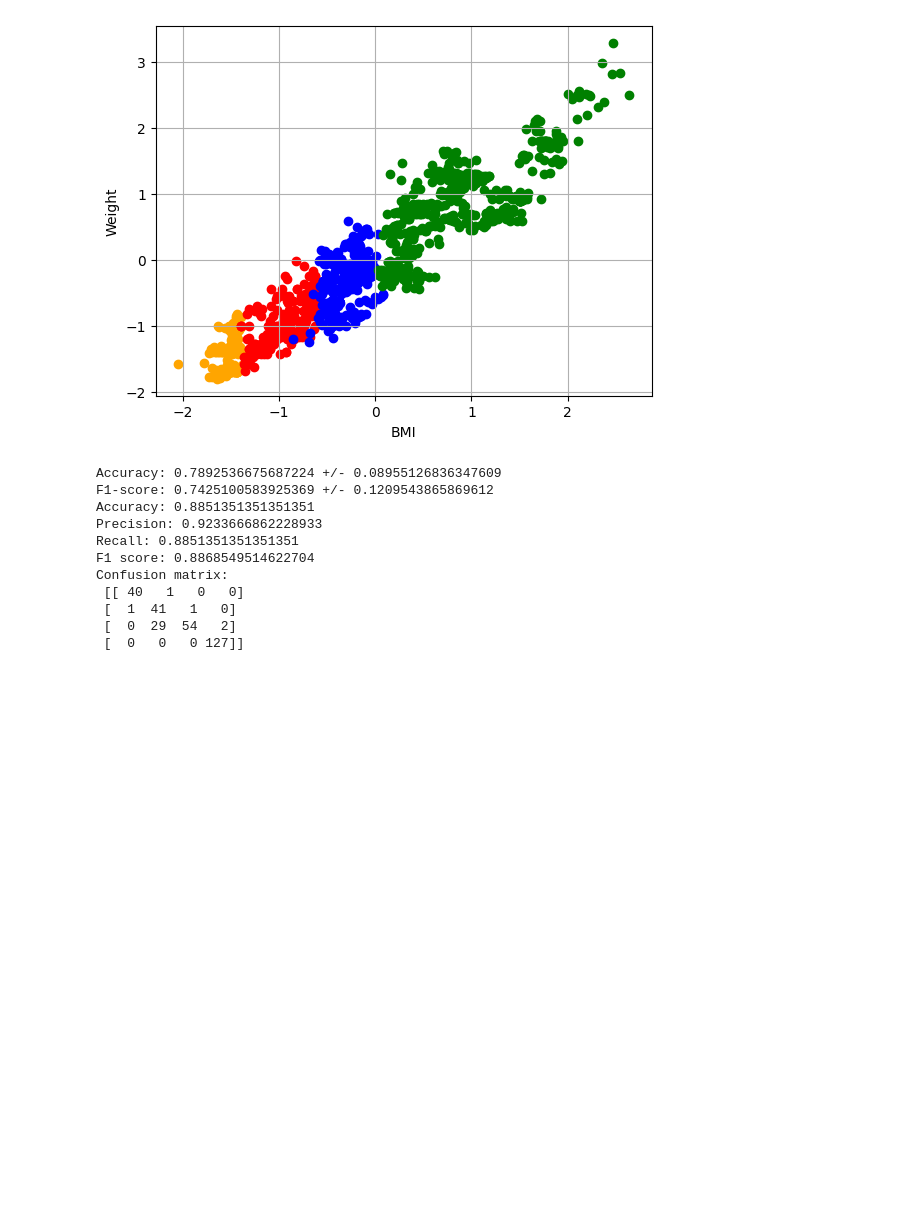
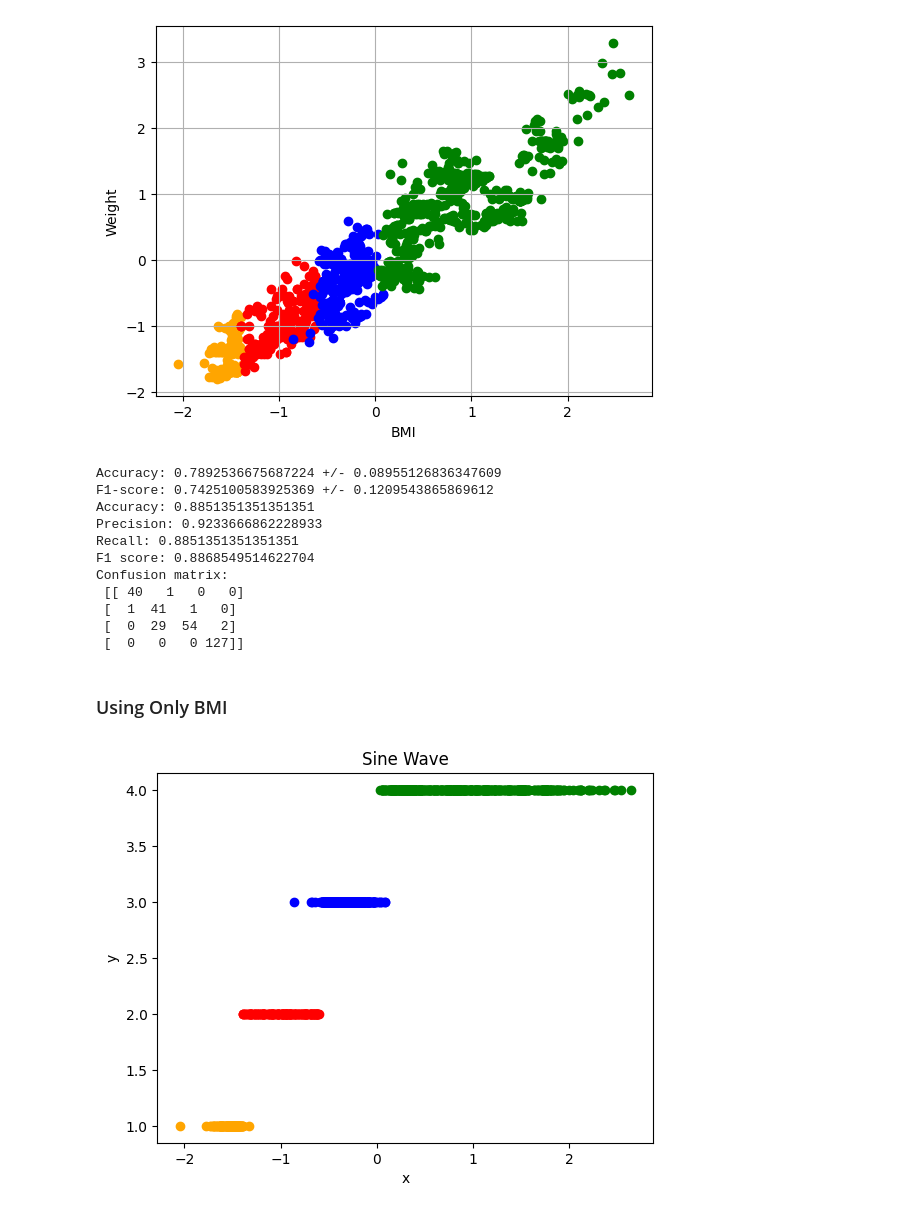
Before and after one commit to AmmarMohamed21/Human-Body-Level-Classification, a Jupyter notebook: perceptron.ipynb, the cells around one changed output. Saved outputs shown, nothing was run; the diff lists cells and outputs as text; code cells hidden in the pictures; blank space fills up the shorter version.

Commit message:
add only bmi feature

```diff
--- a/perceptron.ipynb
+++ b/perceptron.ipynb
@@ -257,3 +257,38 @@ Confusion matrix:
  [  1  41   1   0]
  [  0  29  54   2]
  [  0   0   0 127]]
+# %% [markdown]
+### Using Only BMI
+# %%
+# plot bmi
+
+# Plot the data
+colors = {
+    0: 'orange',
+    1: 'red',
+    2: 'blue',
+    3: 'green'
+}
+
+classes = [
+    X_train.loc[Y_train == 0],
+    X_train.loc[Y_train == 1],
+    X_train.loc[Y_train == 2],
+    X_train.loc[Y_train == 3]
+]
+
+# create a scatter plot with different colors for each category
+plt.scatter(classes[0]['BMI'], np.zeros_like(classes[0]['BMI']) + 1, color=colors[0])
+plt.scatter(classes[1]['BMI'], np.zeros_like(classes[1]['BMI']) + 2, color=colors[1])
+plt.scatter(classes[2]['BMI'], np.zeros_like(classes[2]['BMI']) + 3, color=colors[2])
+plt.scatter(classes[3]['BMI'], np.zeros_like(classes[3]['BMI']) + 4, color=colors[3])
+
+# Add axis labels and a title
+plt.xlabel('x')
+plt.ylabel('y')
+plt.title('Sine Wave')
+
+# Display the plot
+plt.show()
+# %% [output]
+[figure, added]
```
Also changed, not shown: parts of 3 cells of this notebook.
